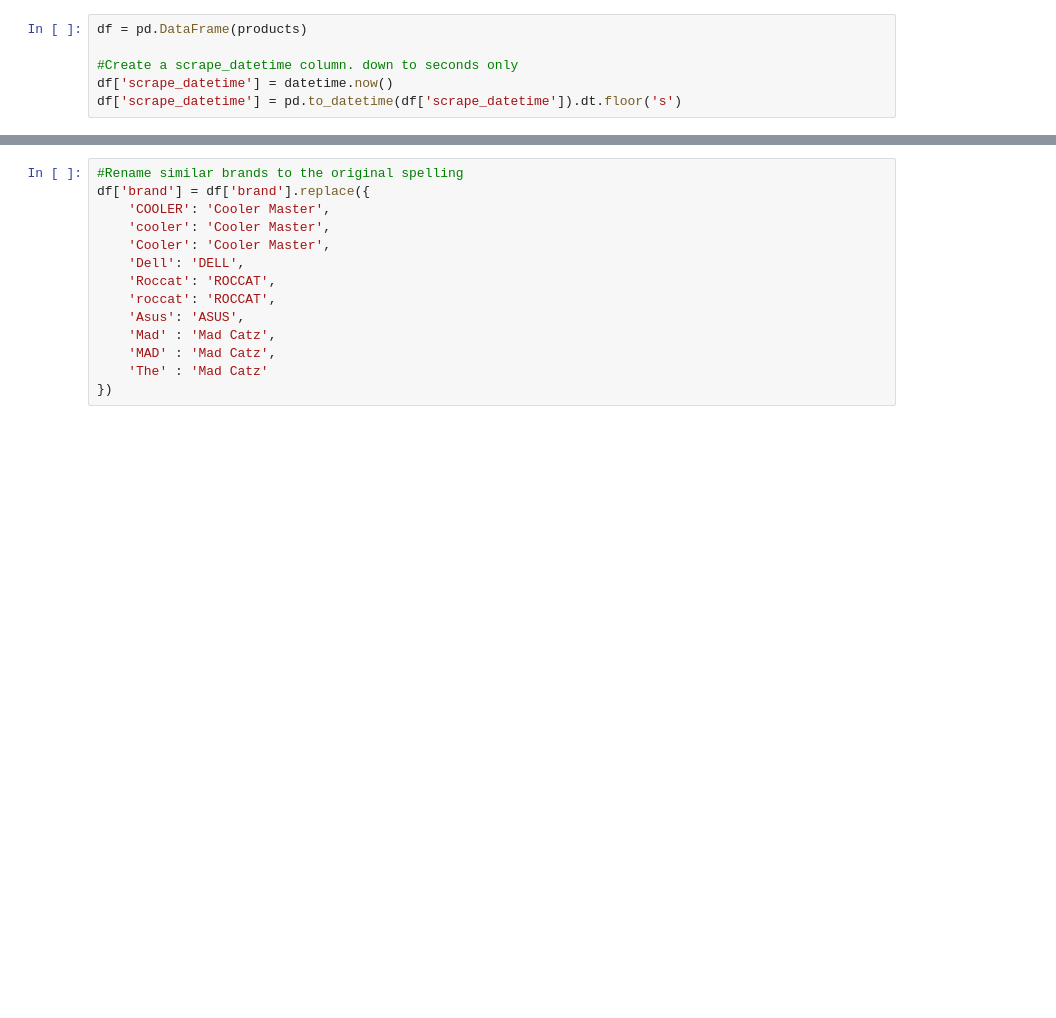
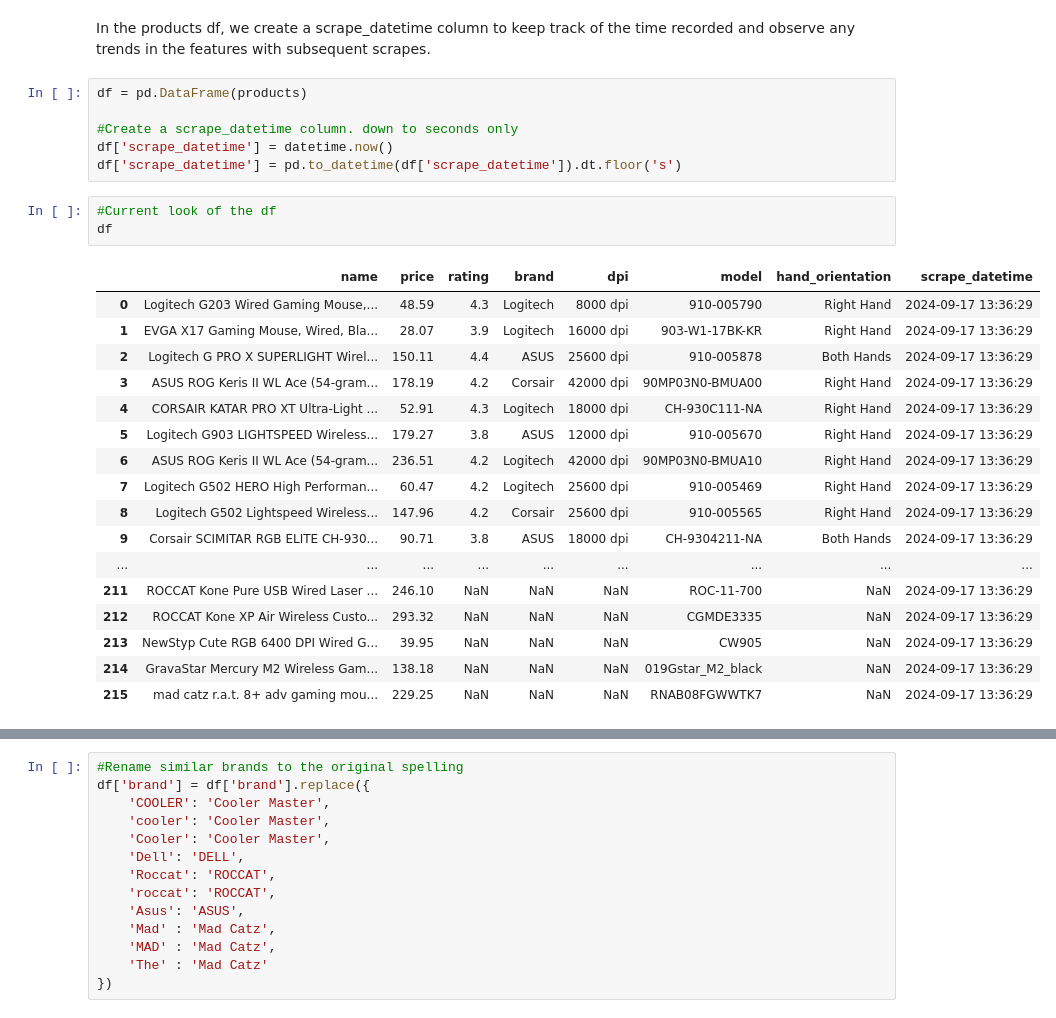
Before and after one commit to sanrio00/portfolio-projects, a Jupyter notebook: Completed/ETL Pipeline for Gaming Mice Analysis/etl_project.ipynb, the cells around one changed output, grey strips where cells are left out. Drawn from its saved outputs; the diff is of its cells as text; blank space fills up the shorter version.

```diff
--- a/Completed/ETL Pipeline for Gaming Mice Analysis/etl_project.ipynb
+++ b/Completed/ETL Pipeline for Gaming Mice Analysis/etl_project.ipynb
@@ -166,6 +178,29 @@ for i in range(len(name_list)):
+# %% [markdown]
+In the products df, we create a scrape_datetime column to keep track of the time recorded and observe any trends in the features with subsequent scrapes.
 # %%
 df = pd.DataFrame(products)
 
 #Create a scrape_datetime column. down to seconds only
 df['scrape_datetime'] = datetime.now()
 df['scrape_datetime'] = pd.to_datetime(df['scrape_datetime']).dt.floor('s')
+# %%
+#Current look of the df
+df
+# %% [output]
+|  | name | price | rating | brand | dpi | model | hand_orientation | scrape_datetime |
+| 0 | Logitech G203 Wired Gaming Mouse,... | 48.59 | 4.3 | Logitech | 8000 dpi | 910-005790 | Right Hand | 2024-09-17 13:36:29 |
+| 1 | EVGA X17 Gaming Mouse, Wired, Bla... | 28.07 | 3.9 | Logitech | 16000 dpi | 903-W1-17BK-KR | Right Hand | 2024-09-17 13:36:29 |
+| 2 | Logitech G PRO X SUPERLIGHT Wirel... | 150.11 | 4.4 | ASUS | 25600 dpi | 910-005878 | Both Hands | 2024-09-17 13:36:29 |
+| 3 | ASUS ROG Keris II WL Ace (54-gram... | 178.19 | 4.2 | Corsair | 42000 dpi | 90MP03N0-BMUA00 | Right Hand | 2024-09-17 13:36:29 |
+| 4 | CORSAIR KATAR PRO XT Ultra-Light ... | 52.91 | 4.3 | Logitech | 18000 dpi | CH-930C111-NA | Right Hand | 2024-09-17 13:36:29 |
+| 5 | Logitech G903 LIGHTSPEED Wireless... | 179.27 | 3.8 | ASUS | 12000 dpi | 910-005670 | Right Hand | 2024-09-17 13:36:29 |
+| 6 | ASUS ROG Keris II WL Ace (54-gram... | 236.51 | 4.2 | Logitech | 42000 dpi | 90MP03N0-BMUA10 | Right Hand | 2024-09-17 13:36:29 |
+| 7 | Logitech G502 HERO High Performan... | 60.47 | 4.2 | Logitech | 25600 dpi | 910-005469 | Right Hand | 2024-09-17 13:36:29 |
+| 8 | Logitech G502 Lightspeed Wireless... | 147.96 | 4.2 | Corsair | 25600 dpi | 910-005565 | Right Hand | 2024-09-17 13:36:29 |
+| 9 | Corsair SCIMITAR RGB ELITE CH-930... | 90.71 | 3.8 | ASUS | 18000 dpi | CH-9304211-NA | Both Hands | 2024-09-17 13:36:29 |
+| ... | ... | ... | ... | ... | ... | ... | ... | ... |
+| 211 | ROCCAT Kone Pure USB Wired Laser ... | 246.10 | NaN | NaN | NaN | ROC-11-700 | NaN | 2024-09-17 13:36:29 |
+| 212 | ROCCAT Kone XP Air Wireless Custo... | 293.32 | NaN | NaN | NaN | CGMDE3335 | NaN | 2024-09-17 13:36:29 |
+| 213 | NewStyp Cute RGB 6400 DPI Wired G... | 39.95 | NaN | NaN | NaN | CW905 | NaN | 2024-09-17 13:36:29 |
+| 214 | GravaStar Mercury M2 Wireless Gam... | 138.18 | NaN | NaN | NaN | 019Gstar_M2_black | NaN | 2024-09-17 13:36:29 |
+| 215 | mad catz r.a.t. 8+ adv gaming mou... | 229.25 | NaN | NaN | NaN | RNAB08FGWWTK7 | NaN | 2024-09-17 13:36:29 |
```
Also changed, not shown: parts of 43 cells of this notebook.
